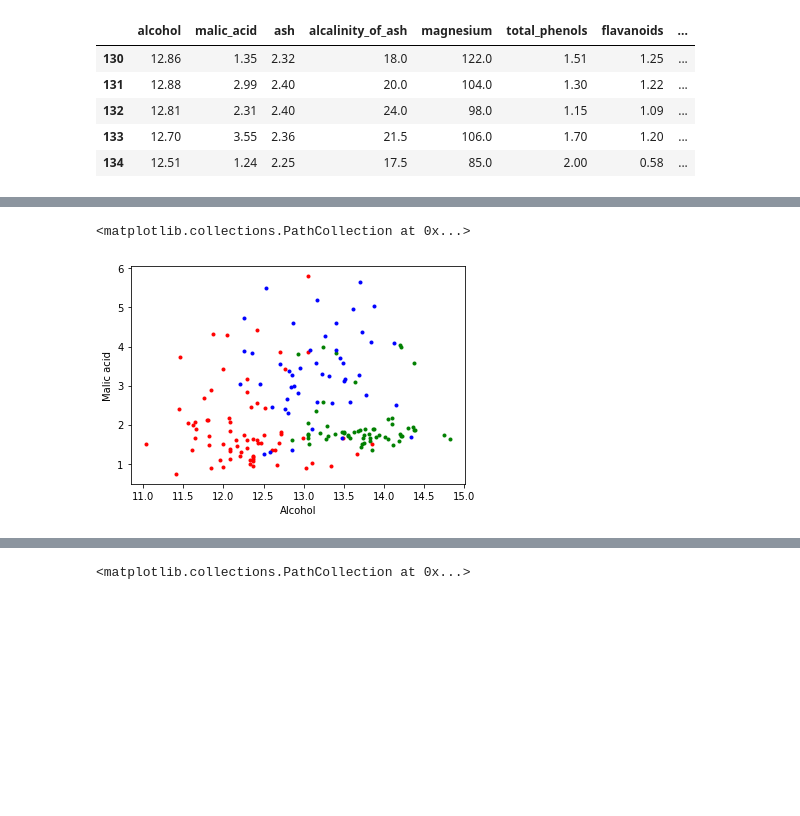
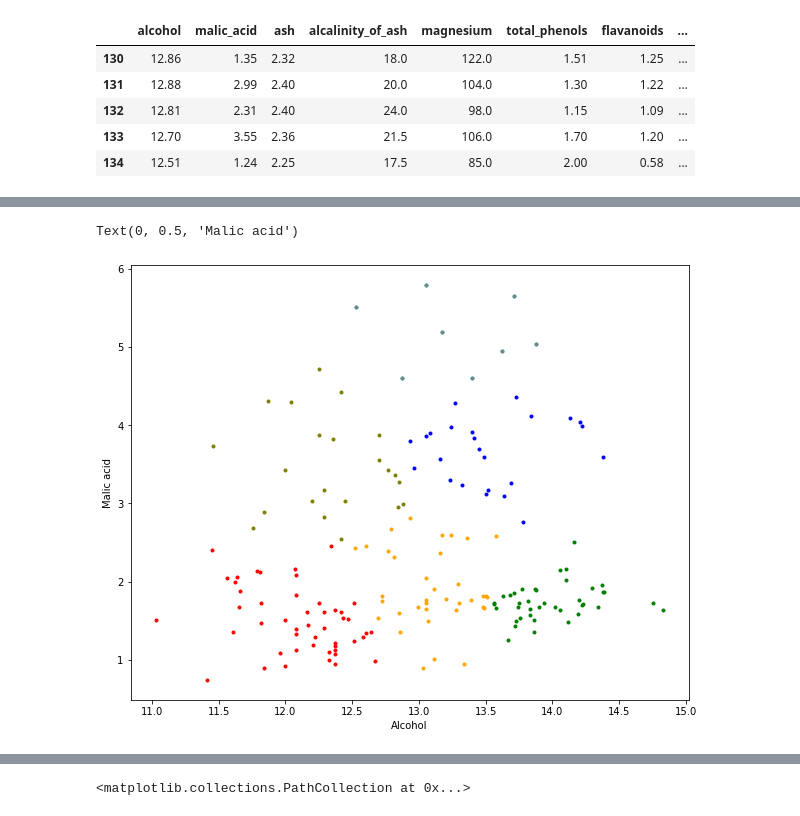
Before and after one commit to ashique1991/ML, a Jupyter notebook: Wine Quality Prediction/Wine Quality Prediction (Support Vector Machine).ipynb, the cells around one changed output, grey strips where cells are left out. Saved outputs shown, nothing was run; the diff lists cells and outputs as text; code cells hidden in the pictures; blank space fills up the shorter version.

```diff
--- a/Wine Quality Prediction/Wine Quality Prediction (Support Vector Machine).ipynb
+++ b/Wine Quality Prediction/Wine Quality Prediction (Support Vector Machine).ipynb
@@ -93,0 +95,3 @@ df2.head()
+# %%
+Data_1 = df.iloc[: , [0, 1]].copy()
+Data_1.head(5)
@@ -93,0 +105,5 @@ df2.head()
+# %%
+# Fit the KMeans Algorithms as Km
+from sklearn.cluster import KMeans
+km = KMeans(n_clusters=6)
+km
@@ -93,0 +112,6 @@ df2.head()
+# %%
+y_predicted = km.fit_predict(Data_1[['alcohol','malic_acid']])
+# %%
+# Appending the Predicted cluster
+Data_1['cluster'] = y_predicted
+Data_1.head(5)
@@ -94,9 +125,28 @@ df2.head()
 # %%
-plt.xlabel('Alcohol')
-plt.ylabel('Malic acid')
+
+df0 = df[Data_1.cluster==0]
+df1 = df[Data_1.cluster==1]
+df2 = df[Data_1.cluster==2]
+df3 = df[Data_1.cluster==3]
+df4 = df[Data_1.cluster==4]
+df5 = df[Data_1.cluster==5]
+df6 = df[Data_1.cluster==6]
+df7 = df[Data_1.cluster==7]
+
+
+plt.figure(figsize=(10, 8))
 plt.scatter(df0['alcohol'],df0['malic_acid'], color = 'green', marker='.')
 plt.scatter(df1['alcohol'],df1['malic_acid'], color = 'red', marker='.')
 plt.scatter(df2['alcohol'],df2['malic_acid'], color = 'blue', marker='.')
+
+plt.scatter(df3['alcohol'],df3['malic_acid'], color = 'orange', marker='.')
+plt.scatter(df4['alcohol'],df4['malic_acid'], color = 'olive', marker='.')
+plt.scatter(df5['alcohol'],df5['malic_acid'], color = 'cyan', marker='.')
+plt.scatter(df6['alcohol'],df6['malic_acid'], color = 'brown', marker='.')
+plt.scatter(df5['alcohol'],df5['malic_acid'], color = 'gray', marker='.')
+
+plt.xlabel('Alcohol')
+plt.ylabel('Malic acid')
 # %% [output]
-<matplotlib.collections.PathCollection at 0x...>
+Text(0, 0.5, 'Malic acid')
-[figure, old version]
+[figure, new version]
```
Also changed, not shown: parts of 14 cells of this notebook.
